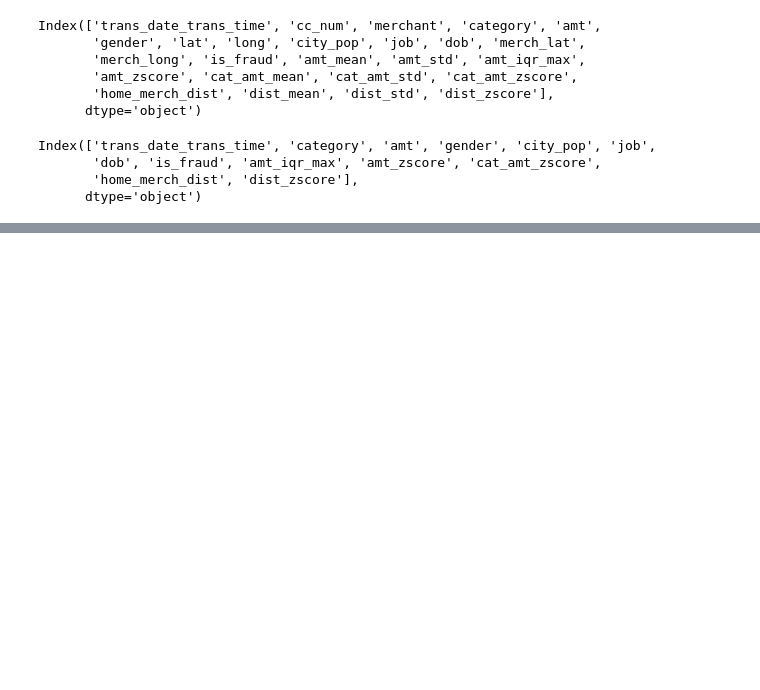
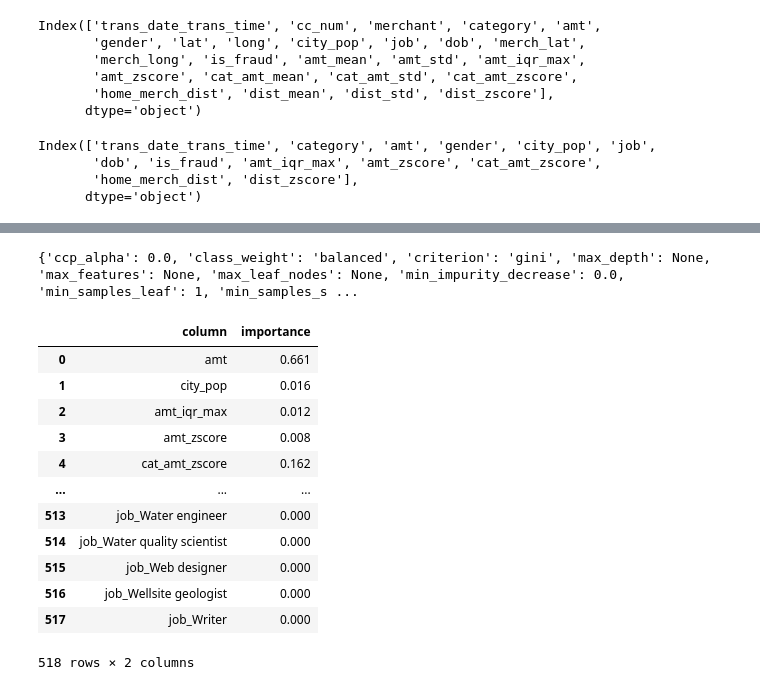
Before and after one commit to eunso03/fintech, a Jupyter notebook: 05machine_learning/11지도학습_분류분석_신용카드사기탐지_모델만들기.ipynb, the cells around one changed output, grey strips where cells are left out. Saved outputs shown, nothing was run; the diff lists cells and outputs as text; code cells hidden in the pictures; blank space fills up the shorter version.

```diff
--- a/05machine_learning/11지도학습_분류분석_신용카드사기탐지_모델만들기.ipynb
+++ b/05machine_learning/11지도학습_분류분석_신용카드사기탐지_모델만들기.ipynb
@@ -544,0 +662,2 @@ Index(['trans_date_trans_time', 'category', 'amt', 'gender', 'city_pop', 'job',
+# %%
+X = pd.get_dummies(X, drop_first=True)
@@ -544,0 +759,4 @@ Index(['trans_date_trans_time', 'category', 'amt', 'gender', 'city_pop', 'job',
+# %%
+print(dtc.get_params())
+# %% [output]
+{'ccp_alpha': 0.0, 'class_weight': 'balanced', 'criterion': 'gini', 'max_depth': None, 'max_features': None, 'max_leaf_nodes': None, 'min_impurity_decrease': 0.0, 'min_samples_leaf': 1, 'min_samples_s ...
@@ -544,0 +766,17 @@ Index(['trans_date_trans_time', 'category', 'amt', 'gender', 'city_pop', 'job',
+# %%
+dtc_im_col = pd.concat([column_name, importance], axis=1)
+dtc_im_col
+# %% [output]
+|  | column | importance |
+| 0 | amt | 0.661 |
+| 1 | city_pop | 0.016 |
+| 2 | amt_iqr_max | 0.012 |
+| 3 | amt_zscore | 0.008 |
+| 4 | cat_amt_zscore | 0.162 |
+| ... | ... | ... |
+| 513 | job_Water engineer | 0.000 |
+| 514 | job_Water quality scientist | 0.000 |
+| 515 | job_Web designer | 0.000 |
+| 516 | job_Wellsite geologist | 0.000 |
+| 517 | job_Writer | 0.000 |
+518 rows × 2 columns
```
Also changed, not shown: parts of 72 cells of this notebook, 5 other files.
